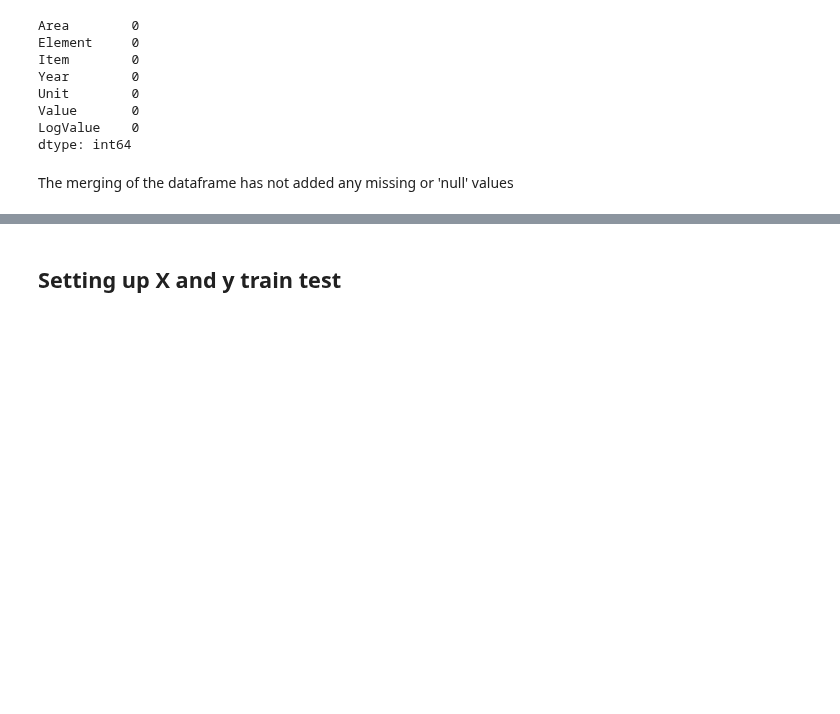
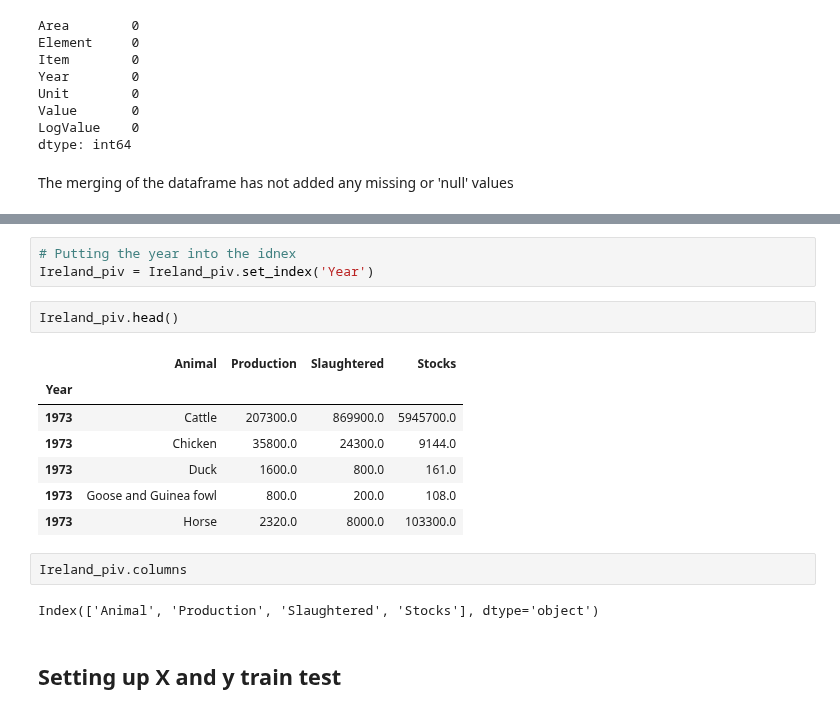
Before and after one commit to Shaun7559/CA2-Semester-1-SS, a Jupyter notebook: Report/Shaun_Smith_CA2_MSc_Data_Analytics.ipynb, the cells around one changed output, grey strips where cells are left out. Saved outputs shown, nothing was run; the diff lists cells and outputs as text; blank space fills up the shorter version.

```diff
--- a/Report/Shaun_Smith_CA2_MSc_Data_Analytics.ipynb
+++ b/Report/Shaun_Smith_CA2_MSc_Data_Analytics.ipynb
@@ -2253,3 +2213,20 @@ array(['Slaughtered', 'Production', 'Stocks'], dtype=object)
+# %%
+# Putting the year into the idnex
+Ireland_piv = Ireland_piv.set_index('Year')
+# %%
+Ireland_piv.head()
+# %% [output]
+|  | Animal | Production | Slaughtered | Stocks |
+| Year |  |  |  |  |
+| 1973 | Cattle | 207300.0 | 869900.0 | 5945700.0 |
+| 1973 | Chicken | 35800.0 | 24300.0 | 9144.0 |
+| 1973 | Duck | 1600.0 | 800.0 | 161.0 |
+| 1973 | Goose and Guinea fowl | 800.0 | 200.0 | 108.0 |
+| 1973 | Horse | 2320.0 | 8000.0 | 103300.0 |
+# %%
+Ireland_piv.columns
+# %% [output]
+Index(['Animal', 'Production', 'Slaughtered', 'Stocks'], dtype='object')
 # %% [markdown]
 ## Setting up X and y train test
 # %%
```
Also changed, not shown: parts of 127 cells of this notebook.
